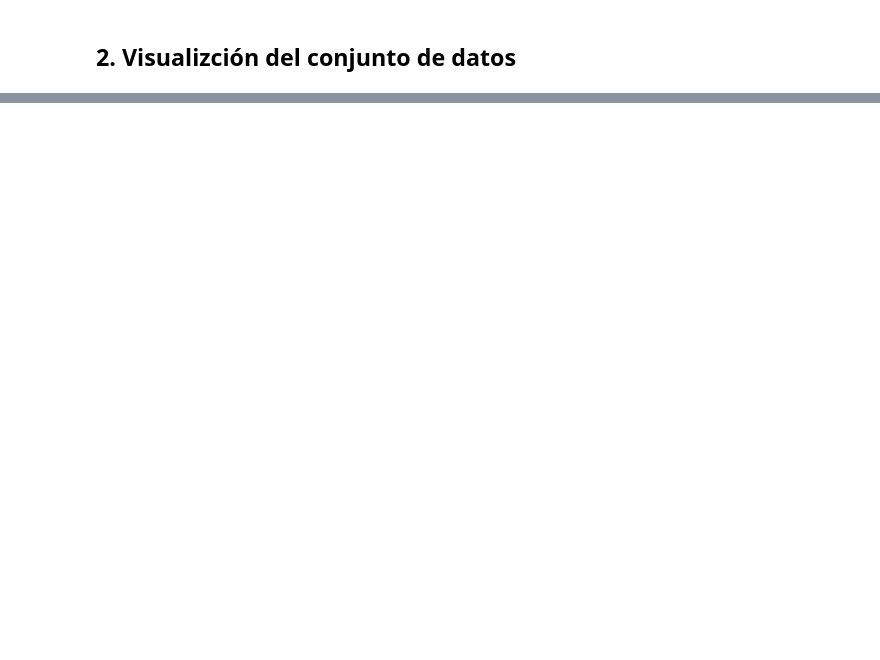
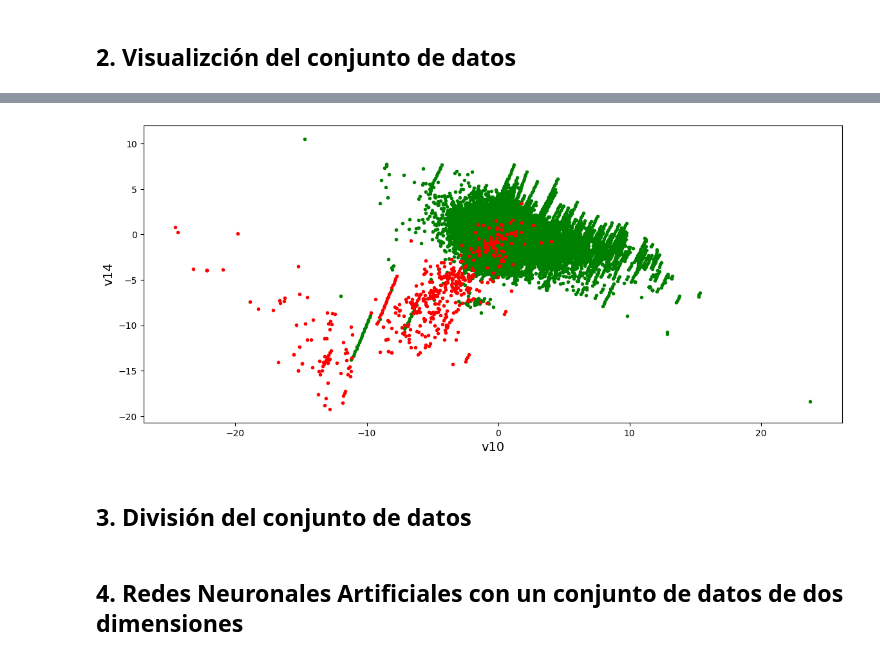
Before and after one commit to LuisPerdomo123/Inteligencia-Computacional, a Jupyter notebook: Funciones_de_activacion_Caso_Prectico_III.ipynb, the cells around one changed output, grey strips where cells are left out. Drawn from its saved outputs; the diff is of its cells as text; code cells hidden in the pictures; blank space fills up the shorter version.

```diff
--- a/Funciones_de_activacion_Caso_Prectico_III.ipynb
+++ b/Funciones_de_activacion_Caso_Prectico_III.ipynb
@@ -45,3 +45,16 @@ def remove_labels(df, label_name):
   return (X, y)
 # %% [markdown]
 ## 1. Lectura el conjunto de datos
+# %%
+from google.colab import files
+import pandas as pd
+
+# Selecciona el archivo CSV desde tu sistema local
+uploaded = files.upload()
+
+# Lee el archivo CSV cargado
+for fn in uploaded.keys():
+  print('Archivo cargado: "{name}" con tamaño {length} bytes'.format(name=fn, length=len(uploaded[fn])))
+
+# Lee el archivo CSV y carga los datos en un DataFrame de pandas
+df = pd.read_csv(next(iter(uploaded)))
@@ -49,0 +82,12 @@ def remove_labels(df, label_name):
+# %%
+# Representación gráfica de dos características
+plt.figure(figsize=(14,6))
+plt.scatter(df["V10"][df['Class'] == 0], df["V14"][df['Class']==0], c="g", marker=".")
+plt.scatter(df["V10"][df['Class'] == 1], df["V14"][df['Class']==1], c="r", marker=".")
+plt.xlabel("v10", fontsize=14)
+plt.ylabel("v14", fontsize=14)
+plt.show()
+# %% [output]
+[figure, added]
+# %% [markdown]
+## 3. División del conjunto de datos
@@ -49,0 +101,2 @@ def remove_labels(df, label_name):
+# %% [markdown]
+## 4. Redes Neuronales Artificiales con un conjunto de datos de dos dimensiones
```
Also changed, not shown: parts of 18 cells of this notebook.
